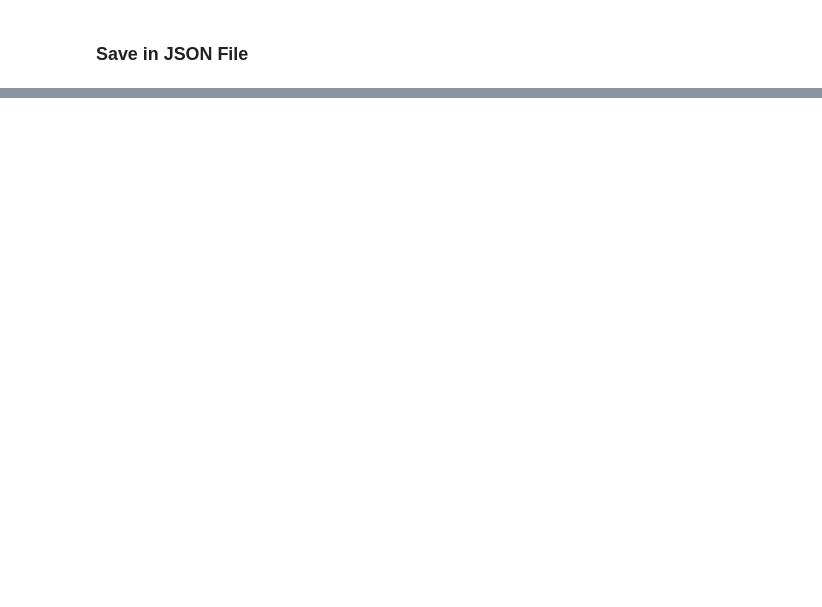
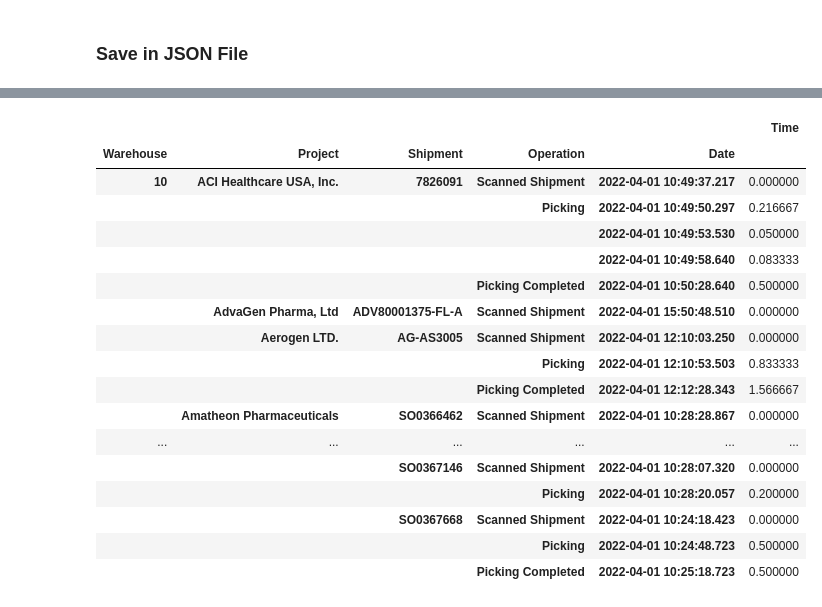
Before and after one commit to wdsrx/data_exploration, a Jupyter notebook: Operations.ipynb, the cells around one changed output, grey strips where cells are left out. Saved outputs shown, nothing was run; the diff lists cells and outputs as text; code cells hidden in the pictures; blank space fills up the shorter version.

Commit message:
Updating data

```diff
--- a/Operations.ipynb
+++ b/Operations.ipynb
@@ -587,0 +456,33 @@ df03_group
+# %%
+df03 = pd.read_sql_query("DECLARE @from date, @to date;\
+                          SELECT @from = getdate(), @to = dateadd(day, 1, getdate());\
+    SELECT t.completedDateTime Date, oc.name Operation, w.name Warehouse,\
+           p.name Project, m.lookupCode Material, employee Employee, s.lookupCode Shipment, isnull(s.waveId, ps.waveId) Wave,\
+           ordersPerWave.shipmentsCount, lc.name Location\
+    FROM datex_footprint.Tasks t\
+        join datex_footprint.OperationCodes oc\
+            on oc.id = t.operationCodeId\
+        left join datex_footprint.Warehouses w\
+            on w.id = t.warehouseId\
+        left join datex_footprint.Projects p\
+            on p.id = t.projectId\
+        left join datex_footprint.Materials m\
+            on m.id = t.materialId\
+        left join datex_footprint.Shipments s\
+            on s.id = t.shipmentId\
+        left join datex_footprint.PickSlips ps\
+            on ps.id = t.pickSlipId\
+        left join datex_footprint.LocationContainers lc\
+            on lc.id = t.actualSourceLocationId\
+        outer apply (\
+            select\
+                count(distinct tt.shipmentId) shipmentsCount\
+                from datex_footprint.waves ww\
+                    inner join datex_footprint.PickSlips ppss\
+                    inner join datex_footprint.tasks tt\
+                        on tt.operationCodeId = 8 and tt.pickSlipId = ppss.id\
+                        on ppss.waveId = ww.id\
+                where ww.id = isnull(s.waveId, ps.waveId)) ordersPerWave\
+    where t.completedDateTime >= @from and t.completedDateTime < @to and t.statusId = 2\
+    and t.operationCodeId in (8, 39, 2064, 2065, 2066) and t.employee != 'Foot Print Service'\
+    order by s.lookupCode, t.completedDateTime", cnxn)
@@ -588,3 +568,26 @@ df03_group
+# %%
+df03_group = df03_orders_modified.groupby(['Warehouse', 'Project', 'Shipment', 'Operation', 'Date'])[['Time']].sum().sort_values(['Warehouse', 'Project', 'Shipment', 'Date'])
+df03_group.to_json('data/performance.json', orient='table')
+df03_group.head(20)
+# %% [output]
+|  |  |  |  |  | Time |
+| Warehouse | Project | Shipment | Operation | Date |  |
+| 10 | ACI Healthcare USA, Inc. | 7826091 | Scanned Shipment | 2022-04-01 10:49:37.217 | 0.000000 |
+|  |  |  | Picking | 2022-04-01 10:49:50.297 | 0.216667 |
+|  |  |  |  | 2022-04-01 10:49:53.530 | 0.050000 |
+|  |  |  |  | 2022-04-01 10:49:58.640 | 0.083333 |
+|  |  |  | Picking Completed | 2022-04-01 10:50:28.640 | 0.500000 |
+|  | AdvaGen Pharma, Ltd | ADV80001375-FL-A | Scanned Shipment | 2022-04-01 15:50:48.510 | 0.000000 |
+|  | Aerogen LTD. | AG-AS3005 | Scanned Shipment | 2022-04-01 12:10:03.250 | 0.000000 |
+|  |  |  | Picking | 2022-04-01 12:10:53.503 | 0.833333 |
+|  |  |  | Picking Completed | 2022-04-01 12:12:28.343 | 1.566667 |
+|  | Amatheon Pharmaceuticals | SO0366462 | Scanned Shipment | 2022-04-01 10:28:28.867 | 0.000000 |
+| ... | ... | ... | ... | ... | ... |
+|  |  | SO0367146 | Scanned Shipment | 2022-04-01 10:28:07.320 | 0.000000 |
+|  |  |  | Picking | 2022-04-01 10:28:20.057 | 0.200000 |
+|  |  | SO0367668 | Scanned Shipment | 2022-04-01 10:24:18.423 | 0.000000 |
+|  |  |  | Picking | 2022-04-01 10:24:48.723 | 0.500000 |
+|  |  |  | Picking Completed | 2022-04-01 10:25:18.723 | 0.500000 |
 # %%
 # Close connection
 cnxn.close()
```
Also changed, not shown: parts of 51 cells of this notebook, 17 other files.
